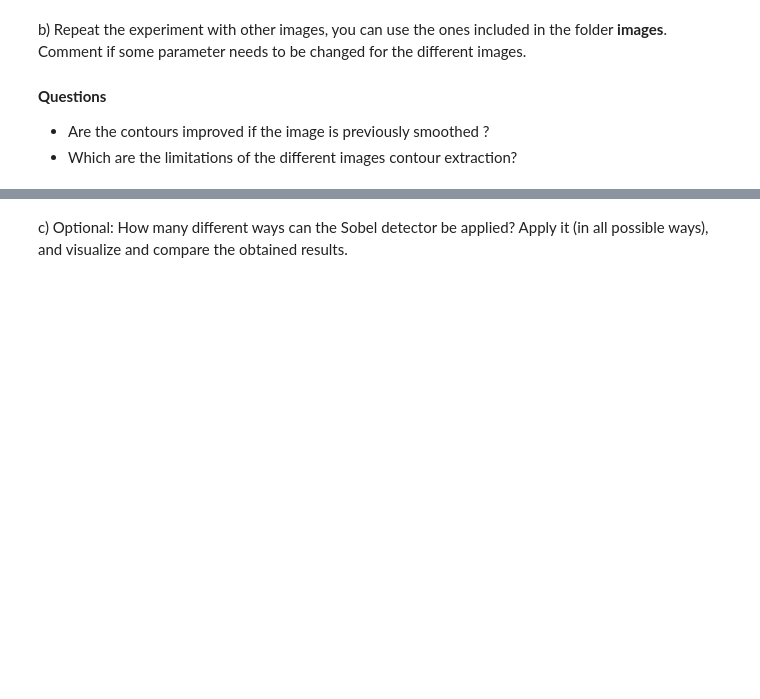
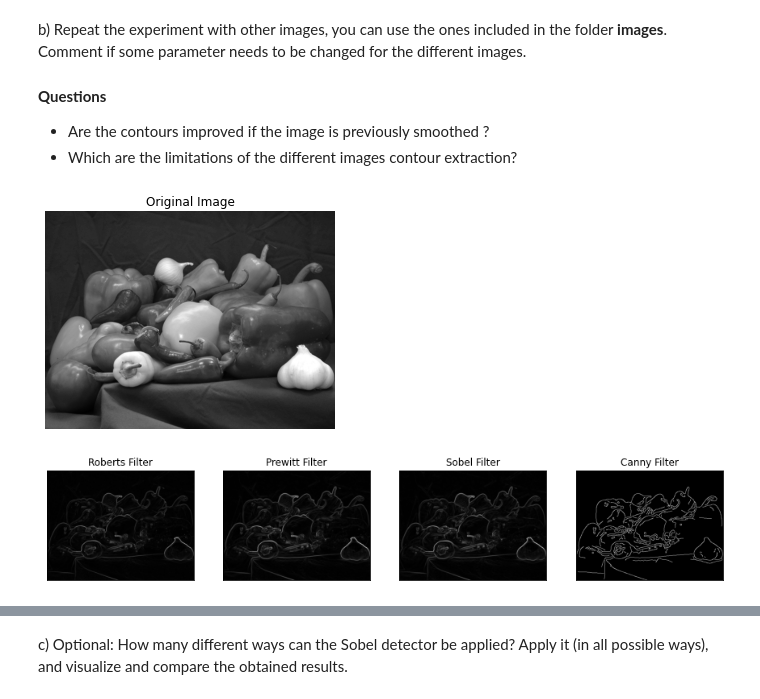
Before and after one commit to PauSolerValades/VA, a Jupyter notebook: Practica2/p2_2021-2022.ipynb, the cells around one changed output, grey strips where cells are left out. Saved outputs shown, nothing was run; the diff lists cells and outputs as text; code cells hidden in the pictures; blank space fills up the shorter version.

```diff
--- a/Practica2/p2_2021-2022.ipynb
+++ b/Practica2/p2_2021-2022.ipynb
@@ -497,0 +513,24 @@ b)	Repeat the experiment with other images, you can use the ones included in the
+# %%
+from skimage import filters
+from skimage import feature
+
+
+image=io.imread('images/peppers.png')
+image = rgb2gray(image)
+plt.imshow(image, cmap='gray')
+plt.axis("off")
+plt.title("Original Image")
+plt.show()
+
+image_roberts=filters.roberts(image)
+image_prewitt=filters.prewitt(image)
+image_sobel = filters.sobel(image)
+image_canny = feature.canny(image, sigma=1.8)
+
+visualize4(
+    image_roberts, image_prewitt, image_sobel, image_canny,
+    "Roberts Filter", "Prewitt Filter", "Sobel Filter", "Canny Filter"
+)
+# %% [output]
+[figure, added]
+[figure, added]
```
Also changed, not shown: parts of 17 cells of this notebook.
